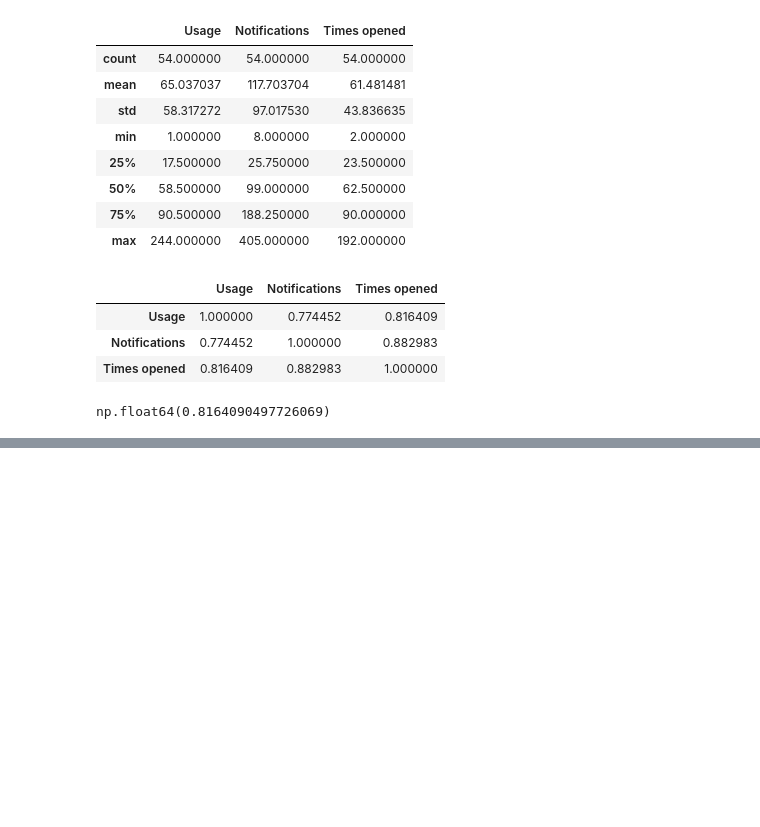
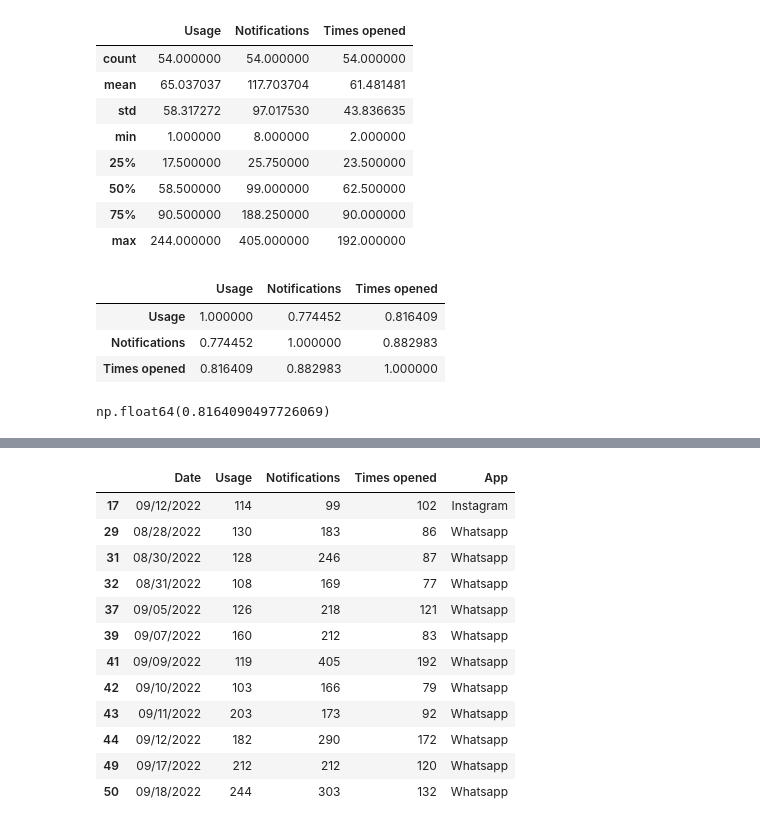
Before and after one commit to MahmudulHasanArif14/Prime-Batch-Practice, a Jupyter notebook: Pandas/intro.ipynb, the cells around one changed output, grey strips where cells are left out. Saved outputs shown, nothing was run; the diff lists cells and outputs as text; code cells hidden in the pictures; blank space fills up the shorter version.

```diff
--- a/Pandas/intro.ipynb
+++ b/Pandas/intro.ipynb
@@ -299,0 +347,17 @@ np.float64(0.8164090497726069)
+# %%
+#subsetting based on condition
+df[df['Usage']>100]
+# %% [output]
+|  | Date | Usage | Notifications | Times opened | App |
+| 17 | 09/12/2022 | 114 | 99 | 102 | Instagram |
+| 29 | 08/28/2022 | 130 | 183 | 86 | Whatsapp |
+| 31 | 08/30/2022 | 128 | 246 | 87 | Whatsapp |
+| 32 | 08/31/2022 | 108 | 169 | 77 | Whatsapp |
+| 37 | 09/05/2022 | 126 | 218 | 121 | Whatsapp |
+| 39 | 09/07/2022 | 160 | 212 | 83 | Whatsapp |
+| 41 | 09/09/2022 | 119 | 405 | 192 | Whatsapp |
+| 42 | 09/10/2022 | 103 | 166 | 79 | Whatsapp |
+| 43 | 09/11/2022 | 203 | 173 | 92 | Whatsapp |
+| 44 | 09/12/2022 | 182 | 290 | 172 | Whatsapp |
+| 49 | 09/17/2022 | 212 | 212 | 120 | Whatsapp |
+| 50 | 09/18/2022 | 244 | 303 | 132 | Whatsapp |
```
Also changed, not shown: parts of 6 cells of this notebook, 3 other files.
